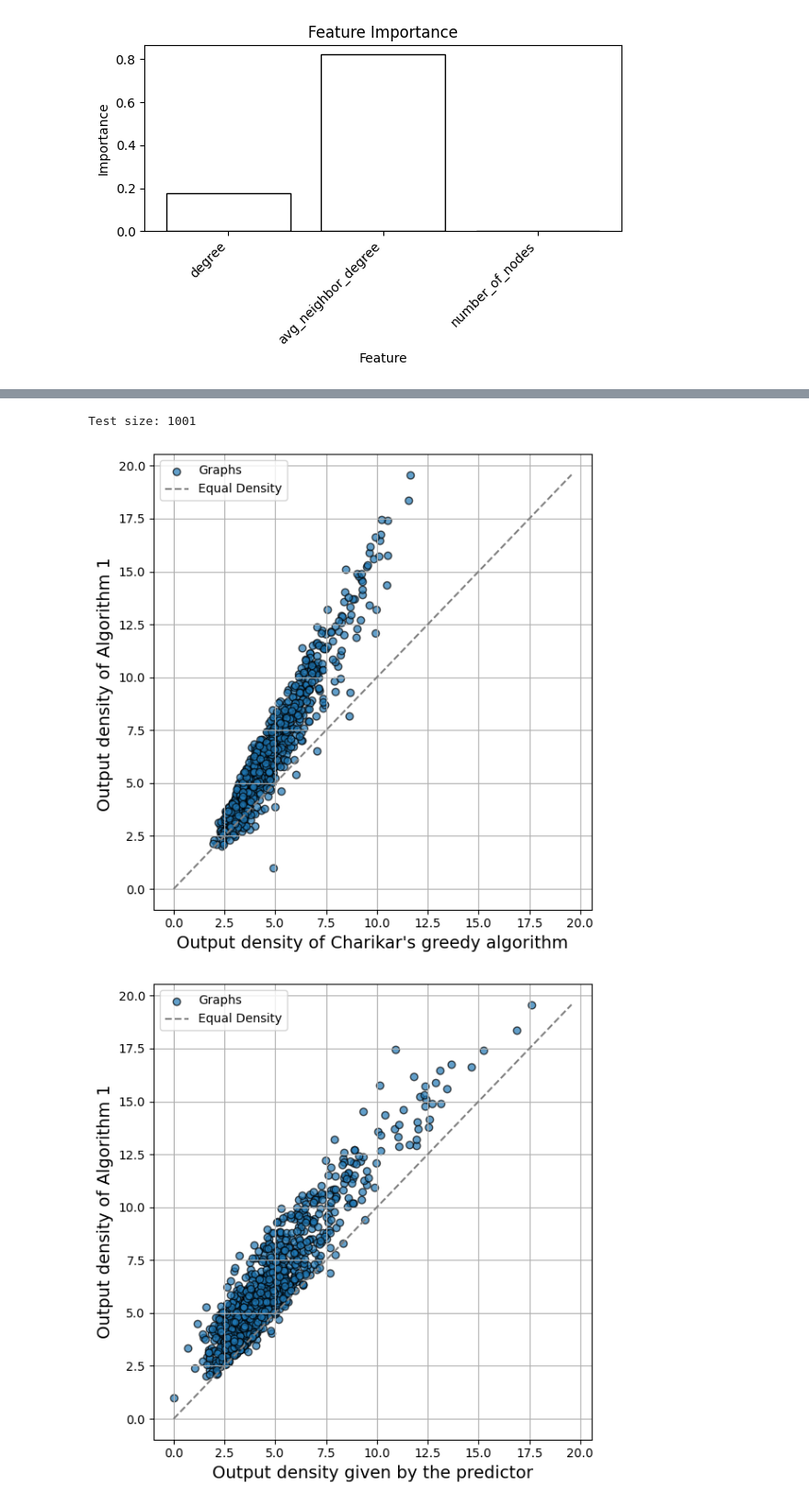
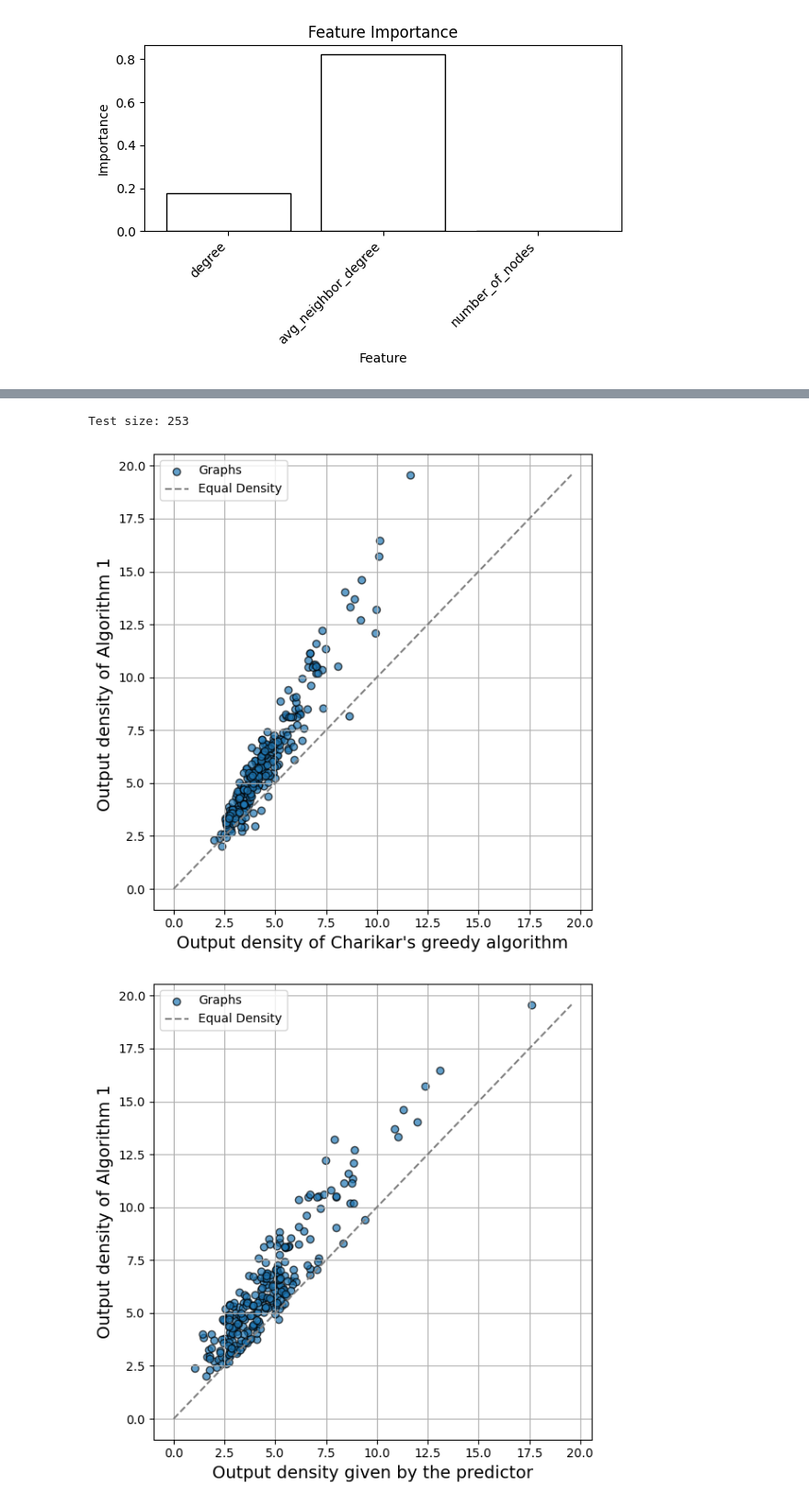
Before and after one commit to hoavu-cs/LearningAugmentedDensestSubgraph, a Jupyter notebook: ds_experiment.ipynb, the cells around one changed output, grey strips where cells are left out. Shown at 92% size. Saved outputs shown, nothing was run; the diff lists cells and outputs as text; code cells hidden in the pictures.

```diff
--- a/ds_experiment.ipynb
+++ b/ds_experiment.ipynb
@@ -254,5 +260,5 @@ weighted avg       0.57      0.64      0.58      2255
 # %%
-test_data_set = dict(list(parsed_graphs.items())[K:5*K])
+test_data_set = dict(list(parsed_graphs.items())[K:2*K])
 graph_iter = iter(test_data_set.items())
 
 augmented_density = []
@@ -302,36 +308,36 @@ plt.figure(figsize=(6, 6))
 plt.scatter(peeling_density, augmented_density, label="Graphs", alpha=0.7, edgecolor='black')
 
 # Plot y = x line for reference
 max_val = max(max(peeling_density), max(augmented_density))
 plt.plot([0, max_val], [0, max_val], color='gray', linestyle='--', label='Equal Density')
 
 plt.xlabel("Output density of Charikar's greedy algorithm", fontsize=14)
 plt.ylabel("Output density of Algorithm 1 ", fontsize=14)
 #plt.title("Augmented Learning Densest Subgraph vs. Charikar's Peeling Algorithm")
 plt.legend()
 plt.grid(True)
 plt.tight_layout()
 plt.show()
 
 
 plt.figure(figsize=(6, 6))
 plt.scatter(non_augmented_density, augmented_density, label="Graphs", alpha=0.7, edgecolor='black')
 
 # Plot y = x line for reference
 max_val = max(max(non_augmented_density), max(augmented_density))
 plt.plot([0, max_val], [0, max_val], color='gray', linestyle='--', label='Equal Density')
 
 plt.xlabel("Output density given by the predictor", fontsize=14)
 plt.ylabel("Output density of Algorithm 1", fontsize=14)
 #plt.title("Augmented Learning Densest Subgraph vs. Non-Augmented")
 plt.legend()
 plt.grid(True)
 plt.tight_layout()
 plt.show()
 # %% [output]
-Test size: 1001
+Test size: 253
-[figure, old version]
+[figure, new version]
-[figure, old version]
+[figure, new version]
 # %%
 # Compute % improvement of augmented over non-augmented
 improvement_over_non_aug = [
```
Also changed, not shown: parts of 4 cells of this notebook.
